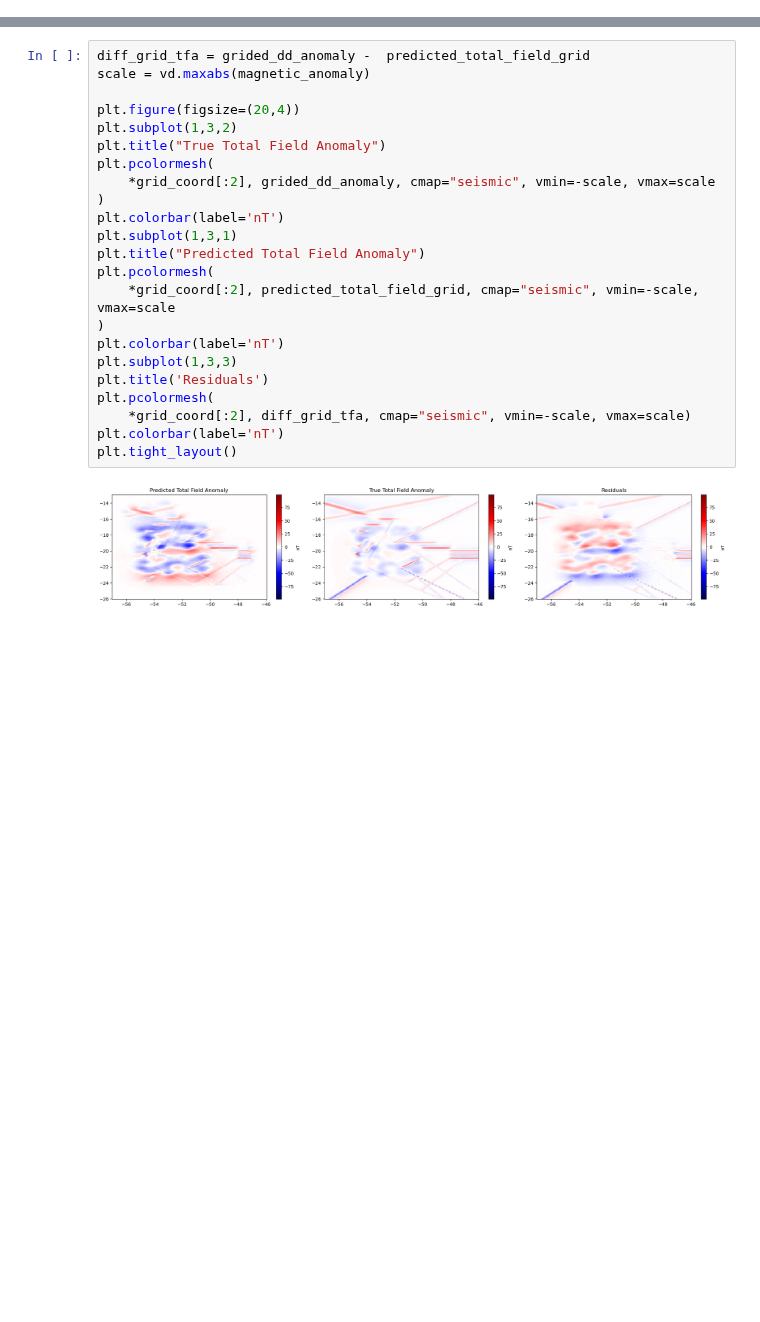
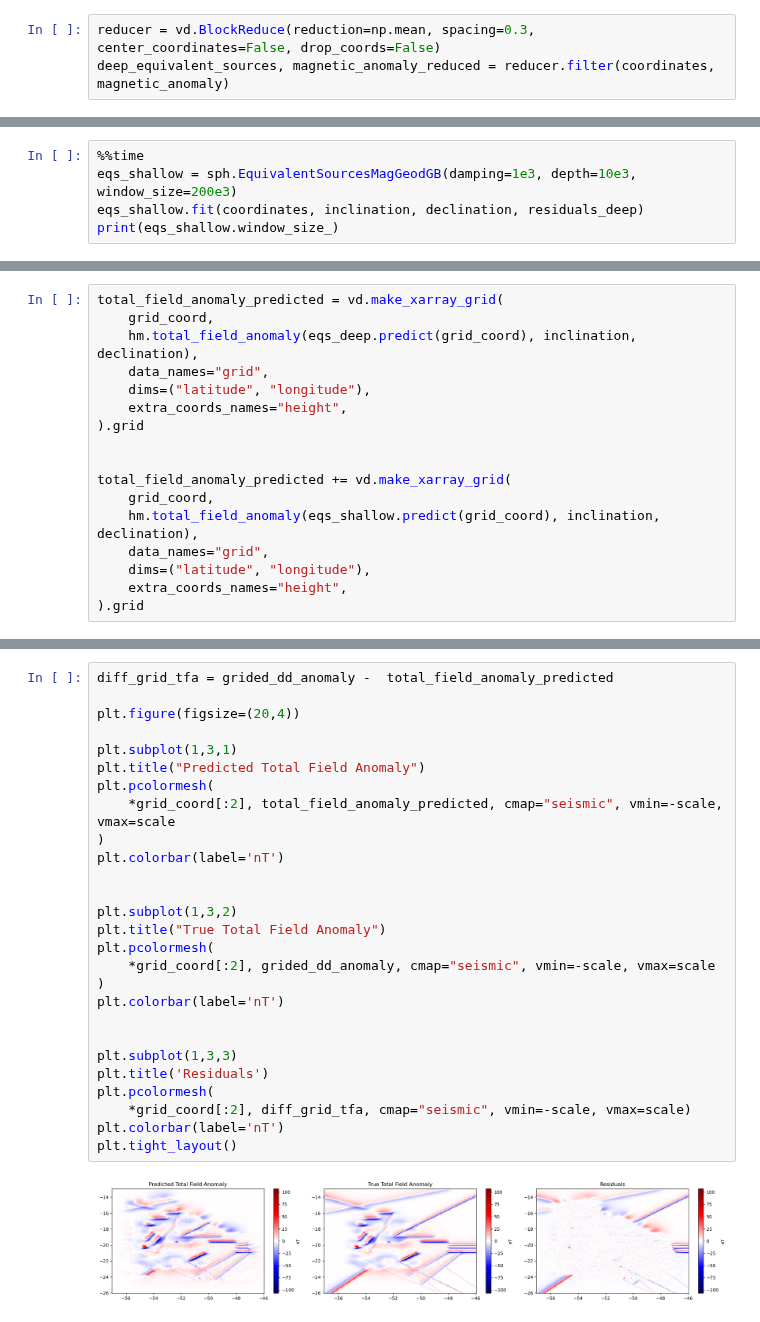
Before and after one commit to compgeolab/eqs-magnetic-spherical, a Jupyter notebook: code/03-dual-layer.ipynb, the cells around one changed output, grey strips where cells are left out. Saved outputs shown, nothing was run; the diff lists cells and outputs as text; blank space fills up the shorter version.

```diff
--- a/code/03-dual-layer.ipynb
+++ b/code/03-dual-layer.ipynb
@@ -348,0 +240,3 @@ eqs_dipole_unit = hm.magnetic_angles_to_vec(1,eqs_inc, eqs_dec)
+# %%
+reducer = vd.BlockReduce(reduction=np.mean, spacing=0.3,  center_coordinates=False, drop_coords=False)
+deep_equivalent_sources, magnetic_anomaly_reduced = reducer.filter(coordinates, magnetic_anomaly)
@@ -400,0 +286,5 @@ dipole_moment_shallow = shallow_dipole_moment_amp(coordinates, equivalent_layer,
+# %%
+%%time
+eqs_shallow = sph.EquivalentSourcesMagGeodGB(damping=1e3, depth=10e3, window_size=200e3)
+eqs_shallow.fit(coordinates, inclination, declination, residuals_deep)
+print(eqs_shallow.window_size_)
@@ -487,0 +319,17 @@ predicted_total_field_grid +=  hm.total_field_anomaly(
+# %%
+total_field_anomaly_predicted = vd.make_xarray_grid(
+    grid_coord,
+    hm.total_field_anomaly(eqs_deep.predict(grid_coord), inclination, declination),
+    data_names="grid",
+    dims=("latitude", "longitude"),
+    extra_coords_names="height",
+).grid
+
+
+total_field_anomaly_predicted += vd.make_xarray_grid(
+    grid_coord,
+    hm.total_field_anomaly(eqs_shallow.predict(grid_coord), inclination, declination),
+    data_names="grid",
+    dims=("latitude", "longitude"),
+    extra_coords_names="height",
+).grid
@@ -488,25 +338,29 @@ predicted_total_field_grid +=  hm.total_field_anomaly(
 # %%
-diff_grid_tfa = grided_dd_anomaly -  predicted_total_field_grid
-scale = vd.maxabs(magnetic_anomaly)
+diff_grid_tfa = grided_dd_anomaly -  total_field_anomaly_predicted
 
 plt.figure(figsize=(20,4))
+
+plt.subplot(1,3,1)
+plt.title("Predicted Total Field Anomaly")
+plt.pcolormesh(
+    *grid_coord[:2], total_field_anomaly_predicted, cmap="seismic", vmin=-scale, vmax=scale
+)
+plt.colorbar(label='nT')
+
+
 plt.subplot(1,3,2)
 plt.title("True Total Field Anomaly")
 plt.pcolormesh(
     *grid_coord[:2], grided_dd_anomaly, cmap="seismic", vmin=-scale, vmax=scale
 )
 plt.colorbar(label='nT')
-plt.subplot(1,3,1)
-plt.title("Predicted Total Field Anomaly")
-plt.pcolormesh(
-    *grid_coord[:2], predicted_total_field_grid, cmap="seismic", vmin=-scale, vmax=scale
-)
-plt.colorbar(label='nT')
+
+
 plt.subplot(1,3,3)
 plt.title('Residuals')
 plt.pcolormesh(
     *grid_coord[:2], diff_grid_tfa, cmap="seismic", vmin=-scale, vmax=scale)
 plt.colorbar(label='nT')
 plt.tight_layout()
 # %% [output]
-[figure, old version]
+[figure, new version]
```
Also changed, not shown: parts of 37 cells of this notebook, 1 other file.
